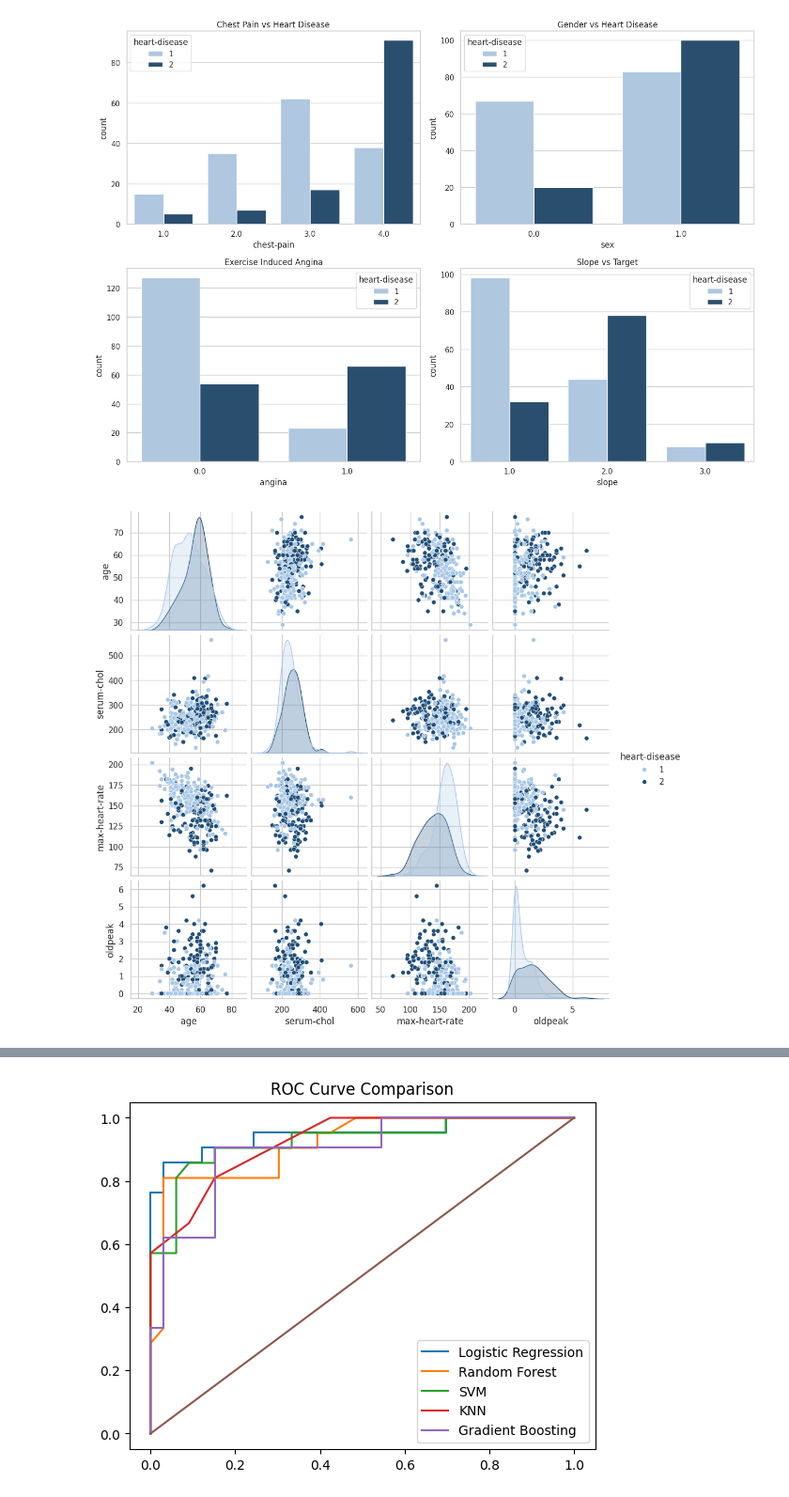
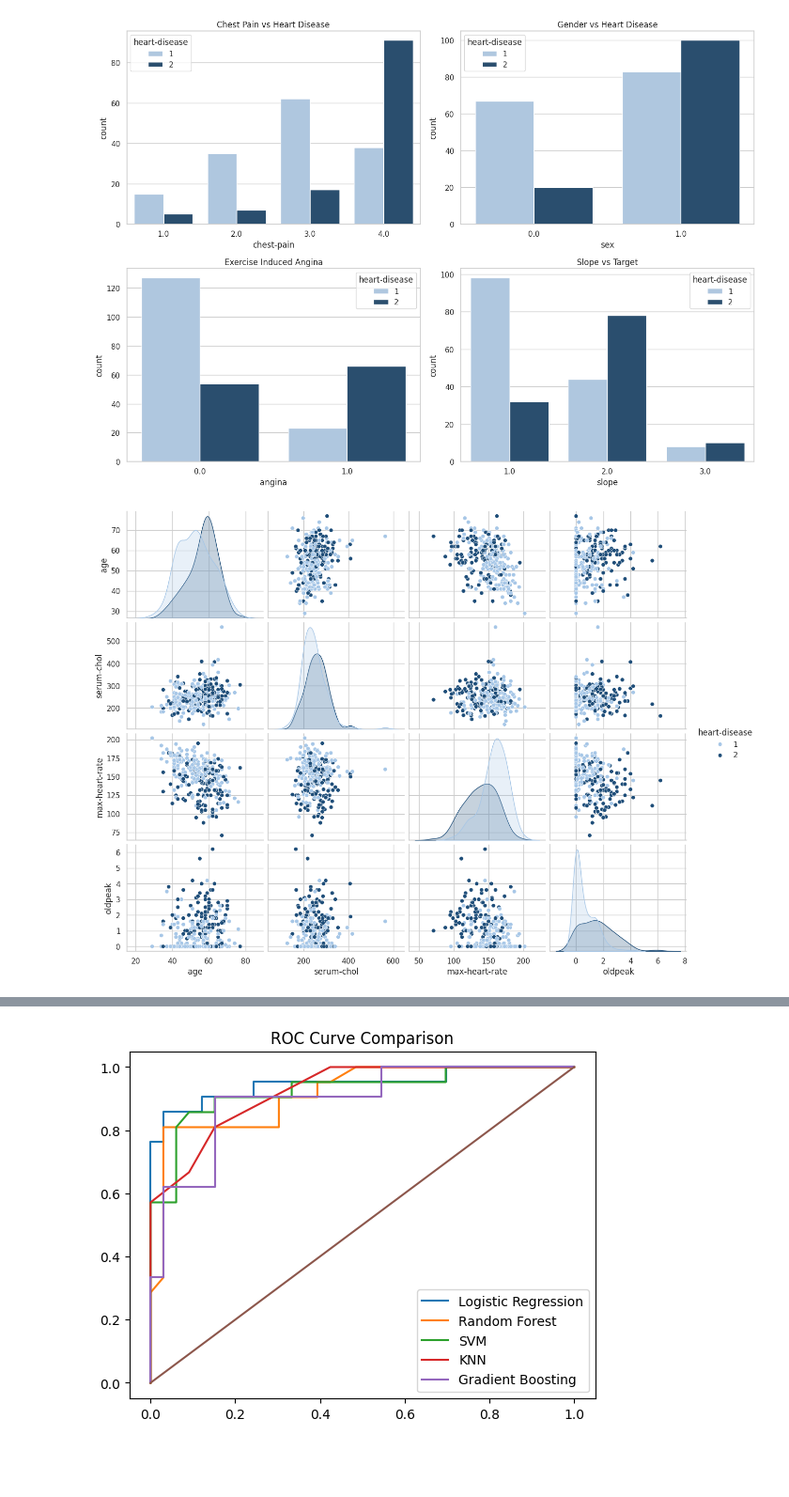
Before and after one commit to ashrivastav33/heart-disease-prediction-ml, a Jupyter notebook: code/heart_disease_prediction_ml.ipynb, the cells around one changed output, grey strips where cells are left out. Shown at 94% size. Drawn from its saved outputs; the diff is of its cells as text; code cells hidden in the pictures; blank space fills up the shorter version.

```diff
--- a/code/heart_disease_prediction_ml.ipynb
+++ b/code/heart_disease_prediction_ml.ipynb
@@ -30,5 +32,9 @@ from sklearn.metrics import (accuracy_score, precision_score, recall_score,
 # %%
-df = pd.read_csv('data/data.csv')
+# Loading the heart disease dataset from a public GitHub CSV file into a pandas DataFrame
+
+df = pd.read_csv("https://raw.githubusercontent.com/ashrivastav33/heart-disease-eda-ml/refs/heads/main/data/data.csv")
+
+#Validating the data in the df
 df.head()
 # %% [output]
 |  | age | sex | chest-pain | rest-bp | serum-chol | fasting-blood-sugar | electrocardiographic | ... |
@@ -87,7 +146,8 @@ plt.show()
 # %% [output]
 [figure]
 # %%
-sns.pairplot(df[['age','serum-chol','max-heart-rate','oldpeak','heart-disease']], palette=blue_palette,hue='heart-disease')
+#Heart Disease co-relation with age, cholestrol, heart-rate etc.
+sns.pairplot(df[['age','serum-chol','max-heart-rate','oldpeak','heart-disease']], palette=blue_palette,hue='heart-disease', height=2.5, aspect=1.27)
 plt.show()
 # %% [output]
-[figure, old version]
+[figure, new version]
```
Also changed, not shown: parts of 35 cells of this notebook.
